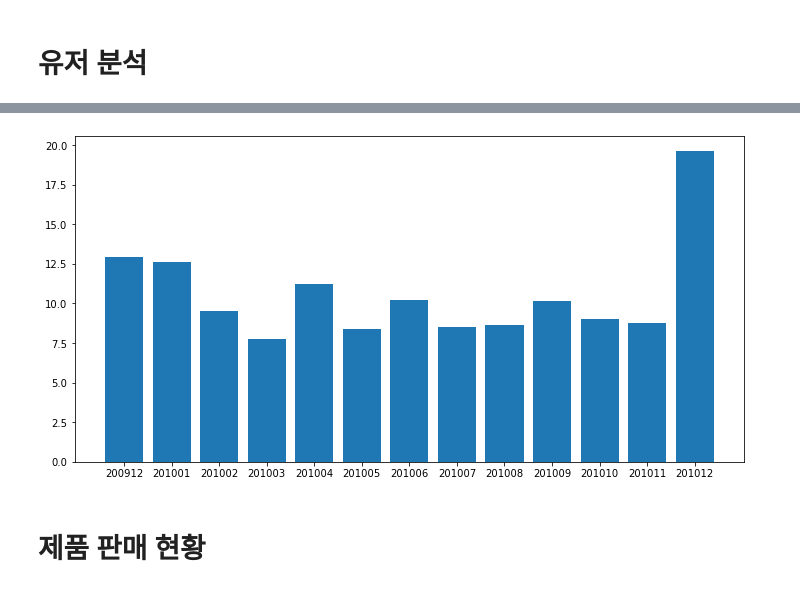
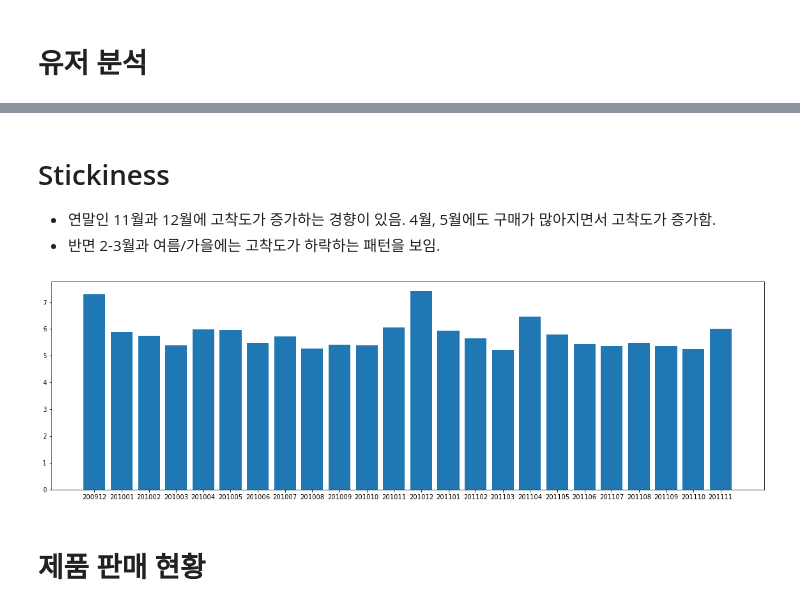
Before and after one commit to king-rabbit/online_retail_analysis, a Jupyter notebook: EDA.ipynb, the cells around one changed output, grey strips where cells are left out. Saved outputs shown, nothing was run; the diff lists cells and outputs as text; code cells hidden in the pictures.

Commit message:
2011 data

```diff
--- a/EDA.ipynb
+++ b/EDA.ipynb
@@ -8,3 +6,7 @@ df = pd.read_excel('online_retail_II.xlsx')
+# %%
+df_2009 = pd.read_excel('online_retail_II.xlsx', sheet_name='Year 2009-2010')
+df_2010 = pd.read_excel('online_retail_II.xlsx', sheet_name='Year 2010-2011')
+df = pd.concat([df_2009, df_2010])
 # %% [markdown]
 ## 데이터 확인
 - InvoiceNo: 주문번호
@@ -89,3 +87,8 @@ plt.show()
+# %% [markdown]
+# Stickiness
+
+* 연말인 11월과 12월에 고착도가 증가하는 경향이 있음. 4월, 5월에도 구매가 많아지면서 고착도가 증가함.
+* 반면 2-3월과 여름/가을에는 고착도가 하락하는 패턴을 보임.
 # %%
 # DAU
 dau = pd.DataFrame(df.groupby('InvoiceDate_date').nunique()['Customer ID'].reset_index())
@@ -94,12 +97,14 @@ dau = pd.DataFrame(df.groupby('InvoiceDate_date').nunique()['Customer ID'].reset
 dau['InvoiceDate_month'] = [x[:-2] for x in dau['InvoiceDate_date']]
 dam = pd.merge(dau, mau, how='left', on='InvoiceDate_month')
 dam['stickiness'] = dam['Customer ID_x'] / dam['Customer ID_y'] * 100
+# %%
+dam_re = pd.DataFrame(dam.groupby('InvoiceDate_month')['stickiness'].mean()).reset_index()
 # %%
-plt.figure(figsize=(12,6))
-plt.bar(dam['InvoiceDate_month'], dam['stickiness'])
+plt.figure(figsize=(20,6))
+plt.bar(dam_re['InvoiceDate_month'][:-1], dam_re['stickiness'][:-1])
 plt.show()
 # %% [output]
-[figure, old version]
+[figure, new version]
 # %% [markdown]
 # 제품 판매 현황
 # %% [markdown]
```
Also changed, not shown: parts of 14 cells of this notebook, 2 other files.
